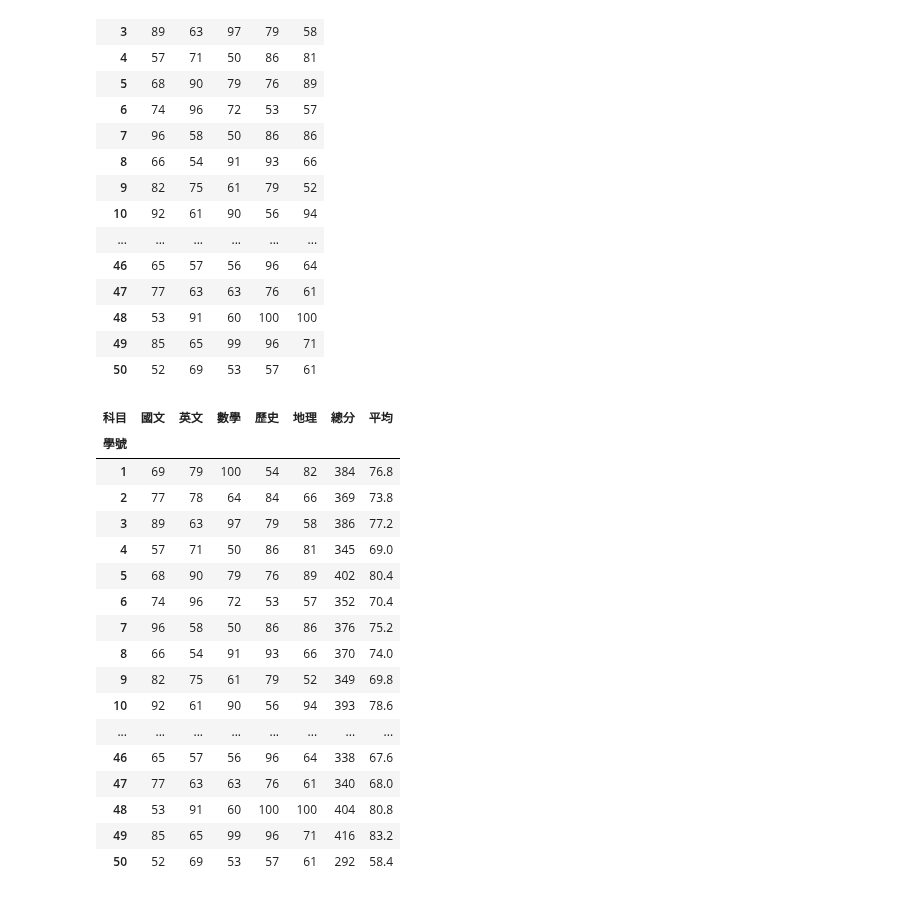
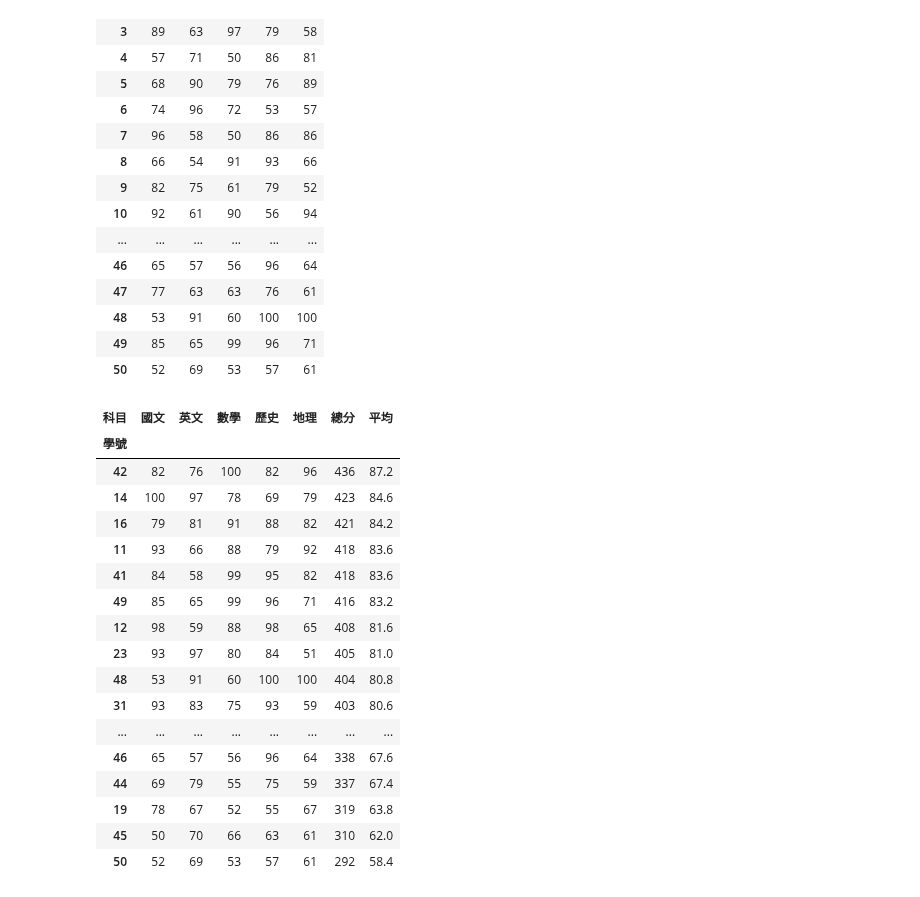
Before and after one commit to wu4fmp6/python_analysis, a Jupyter notebook: lesson8/lesson8_5.ipynb, the cells around one changed output. Saved outputs shown, nothing was run; the diff lists cells and outputs as text; code cells hidden in the pictures.

```diff
--- a/lesson8/lesson8_5.ipynb
+++ b/lesson8/lesson8_5.ipynb
@@ -35,24 +35,25 @@ mean_value = df.mean(axis=1)
 # %%
 df['總分'] = sum_value
 df['平均'] = mean_value
-# %%
-df
-# %% [output]
-| 科目 | 國文 | 英文 | 數學 | 歷史 | 地理 | 總分 | 平均 |
-| 學號 |  |  |  |  |  |  |  |
-| 1 | 69 | 79 | 100 | 54 | 82 | 384 | 76.8 |
-| 2 | 77 | 78 | 64 | 84 | 66 | 369 | 73.8 |
-| 3 | 89 | 63 | 97 | 79 | 58 | 386 | 77.2 |
-| 4 | 57 | 71 | 50 | 86 | 81 | 345 | 69.0 |
-| 5 | 68 | 90 | 79 | 76 | 89 | 402 | 80.4 |
-| 6 | 74 | 96 | 72 | 53 | 57 | 352 | 70.4 |
-| 7 | 96 | 58 | 50 | 86 | 86 | 376 | 75.2 |
-| 8 | 66 | 54 | 91 | 93 | 66 | 370 | 74.0 |
-| 9 | 82 | 75 | 61 | 79 | 52 | 349 | 69.8 |
-| 10 | 92 | 61 | 90 | 56 | 94 | 393 | 78.6 |
-| ... | ... | ... | ... | ... | ... | ... | ... |
-| 46 | 65 | 57 | 56 | 96 | 64 | 338 | 67.6 |
-| 47 | 77 | 63 | 63 | 76 | 61 | 340 | 68.0 |
-| 48 | 53 | 91 | 60 | 100 | 100 | 404 | 80.8 |
-| 49 | 85 | 65 | 99 | 96 | 71 | 416 | 83.2 |
-| 50 | 52 | 69 | 53 | 57 | 61 | 292 | 58.4 |
+# %%
+df1 = df.sort_values(by='總分',ascending=False)
+df1
+# %% [output]
+| 科目 | 國文 | 英文 | 數學 | 歷史 | 地理 | 總分 | 平均 |
+| 學號 |  |  |  |  |  |  |  |
+| 42 | 82 | 76 | 100 | 82 | 96 | 436 | 87.2 |
+| 14 | 100 | 97 | 78 | 69 | 79 | 423 | 84.6 |
+| 16 | 79 | 81 | 91 | 88 | 82 | 421 | 84.2 |
+| 11 | 93 | 66 | 88 | 79 | 92 | 418 | 83.6 |
+| 41 | 84 | 58 | 99 | 95 | 82 | 418 | 83.6 |
+| 49 | 85 | 65 | 99 | 96 | 71 | 416 | 83.2 |
+| 12 | 98 | 59 | 88 | 98 | 65 | 408 | 81.6 |
+| 23 | 93 | 97 | 80 | 84 | 51 | 405 | 81.0 |
+| 48 | 53 | 91 | 60 | 100 | 100 | 404 | 80.8 |
+| 31 | 93 | 83 | 75 | 93 | 59 | 403 | 80.6 |
+| ... | ... | ... | ... | ... | ... | ... | ... |
+| 46 | 65 | 57 | 56 | 96 | 64 | 338 | 67.6 |
+| 44 | 69 | 79 | 55 | 75 | 59 | 337 | 67.4 |
+| 19 | 78 | 67 | 52 | 55 | 67 | 319 | 63.8 |
+| 45 | 50 | 70 | 66 | 63 | 61 | 310 | 62.0 |
+| 50 | 52 | 69 | 53 | 57 | 61 | 292 | 58.4 |
```
Also changed, not shown: parts of 1 cell of this notebook.
